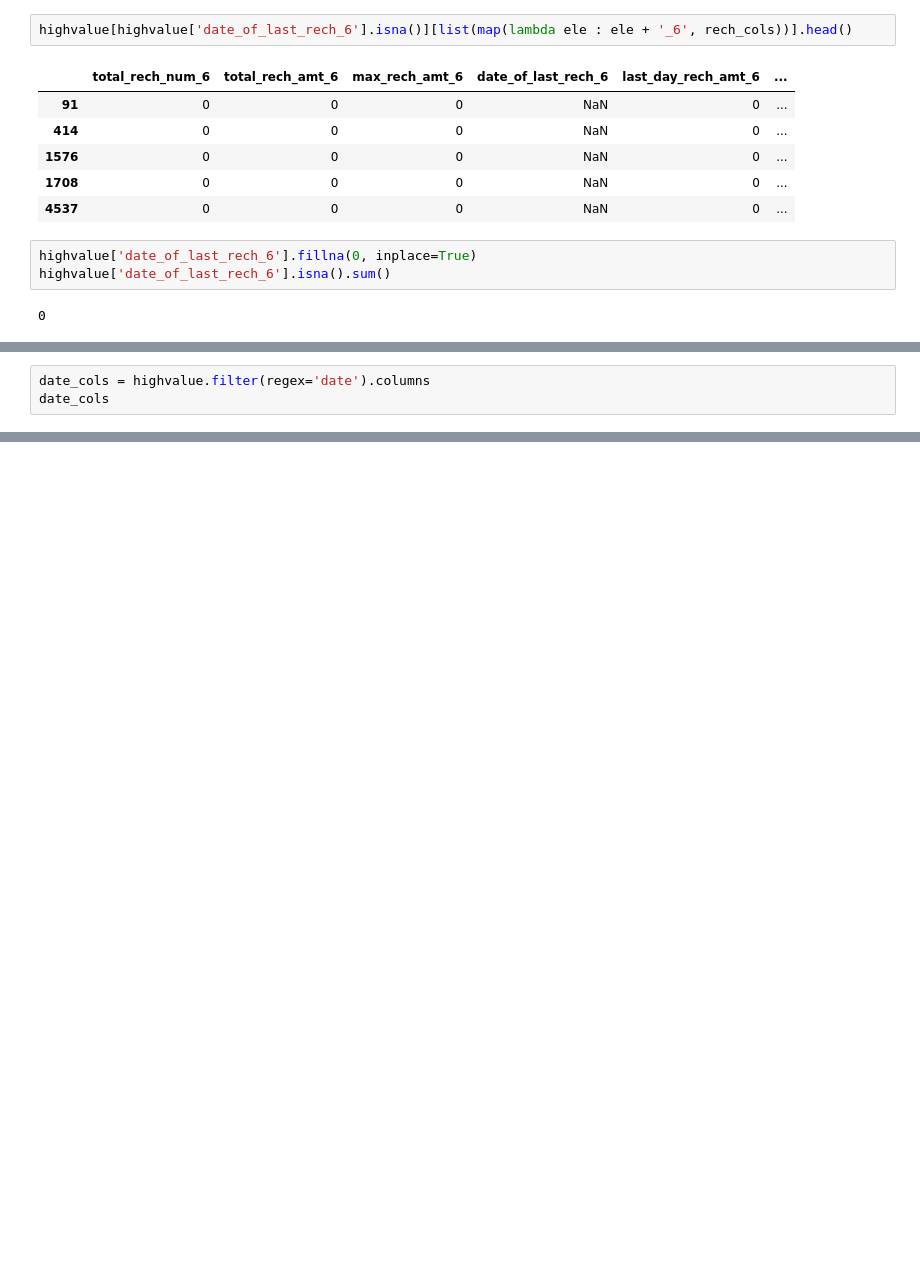
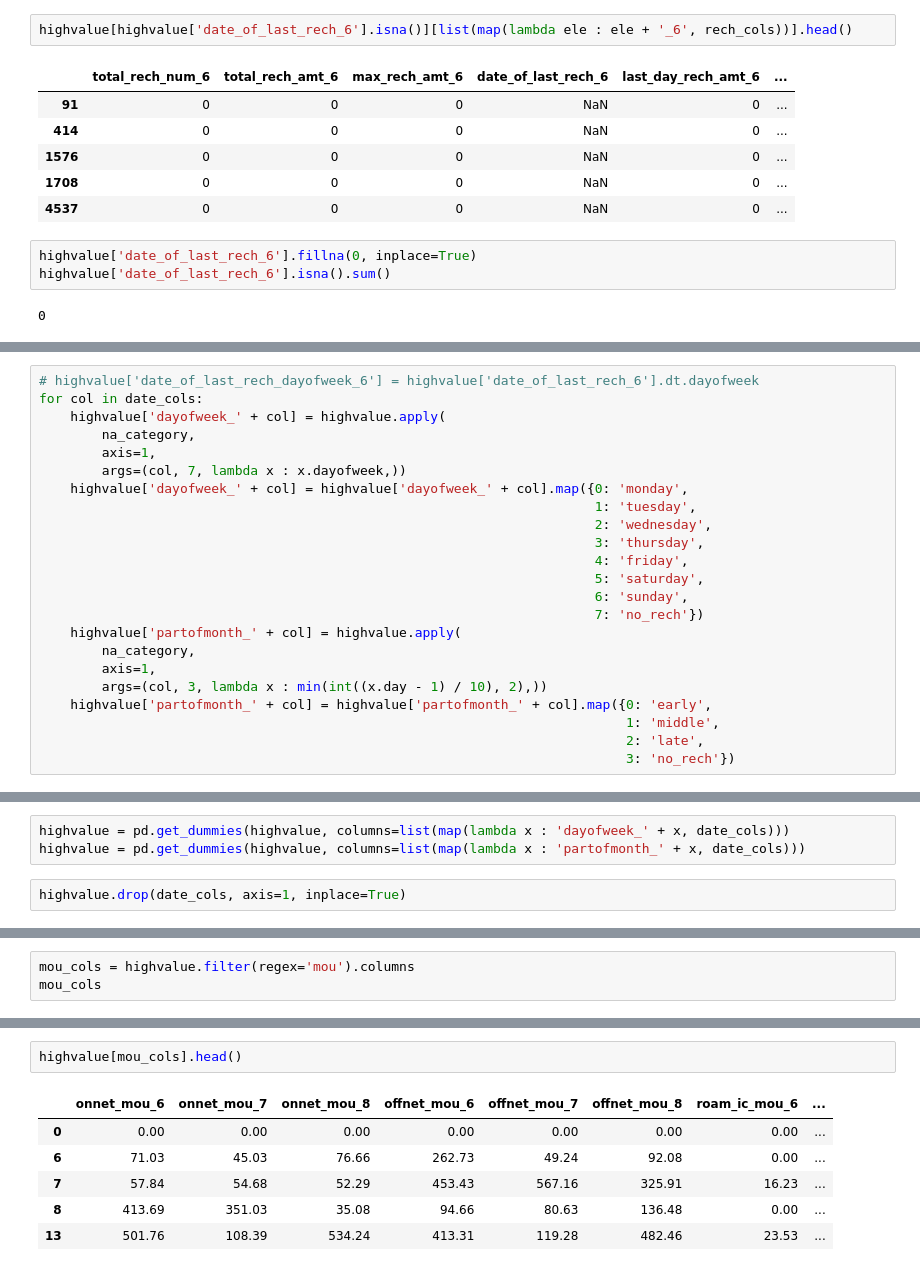
Before and after one commit to Crayon-ShinChan/ids-project, a Jupyter notebook: telecom_large/telecom.ipynb, the cells around one changed output, grey strips where cells are left out. Cells and saved outputs as stored; diff of their text form; blank space fills up the shorter version.

```diff
--- a/telecom_large/telecom.ipynb
+++ b/telecom_large/telecom.ipynb
@@ -834,0 +860,23 @@ False
+# %%
+# highvalue['date_of_last_rech_dayofweek_6'] = highvalue['date_of_last_rech_6'].dt.dayofweek
+for col in date_cols:
+    highvalue['dayofweek_' + col] = highvalue.apply(
+        na_category,
+        axis=1,
+        args=(col, 7, lambda x : x.dayofweek,))
+    highvalue['dayofweek_' + col] = highvalue['dayofweek_' + col].map({0: 'monday',
+                                                                       1: 'tuesday',
+                                                                       2: 'wednesday',
+                                                                       3: 'thursday',
+                                                                       4: 'friday',
+                                                                       5: 'saturday',
+                                                                       6: 'sunday',
+                                                                       7: 'no_rech'})
+    highvalue['partofmonth_' + col] = highvalue.apply(
+        na_category,
+        axis=1,
+        args=(col, 3, lambda x : min(int((x.day - 1) / 10), 2),))
+    highvalue['partofmonth_' + col] = highvalue['partofmonth_' + col].map({0: 'early',
+                                                                           1: 'middle',
+                                                                           2: 'late',
+                                                                           3: 'no_rech'})
@@ -834,0 +887,5 @@ False
+# %%
+highvalue = pd.get_dummies(highvalue, columns=list(map(lambda x : 'dayofweek_' + x, date_cols)))
+highvalue = pd.get_dummies(highvalue, columns=list(map(lambda x : 'partofmonth_' + x, date_cols)))
+# %%
+highvalue.drop(date_cols, axis=1, inplace=True)
@@ -835,4 +910,4 @@ False
 # %%
-date_cols = highvalue.filter(regex='date').columns
-date_cols
+mou_cols = highvalue.filter(regex='mou').columns
+mou_cols
 # %% [output]
@@ -842 +930,10 @@ Index(['date_of_last_rech_6', 'date_of_last_rech_7', 'date_of_last_rech_8',
       dtype='object')
+# %%
+highvalue[mou_cols].head()
+# %% [output]
+|  | onnet_mou_6 | onnet_mou_7 | onnet_mou_8 | offnet_mou_6 | offnet_mou_7 | offnet_mou_8 | roam_ic_mou_6 | ... |
+| 0 | 0.00 | 0.00 | 0.00 | 0.00 | 0.00 | 0.00 | 0.00 | ... |
+| 6 | 71.03 | 45.03 | 76.66 | 262.73 | 49.24 | 92.08 | 0.00 | ... |
+| 7 | 57.84 | 54.68 | 52.29 | 453.43 | 567.16 | 325.91 | 16.23 | ... |
+| 8 | 413.69 | 351.03 | 35.08 | 94.66 | 80.63 | 136.48 | 0.00 | ... |
+| 13 | 501.76 | 108.39 | 534.24 | 413.31 | 119.28 | 482.46 | 23.53 | ... |
```
Also changed, not shown: parts of 72 cells of this notebook.
